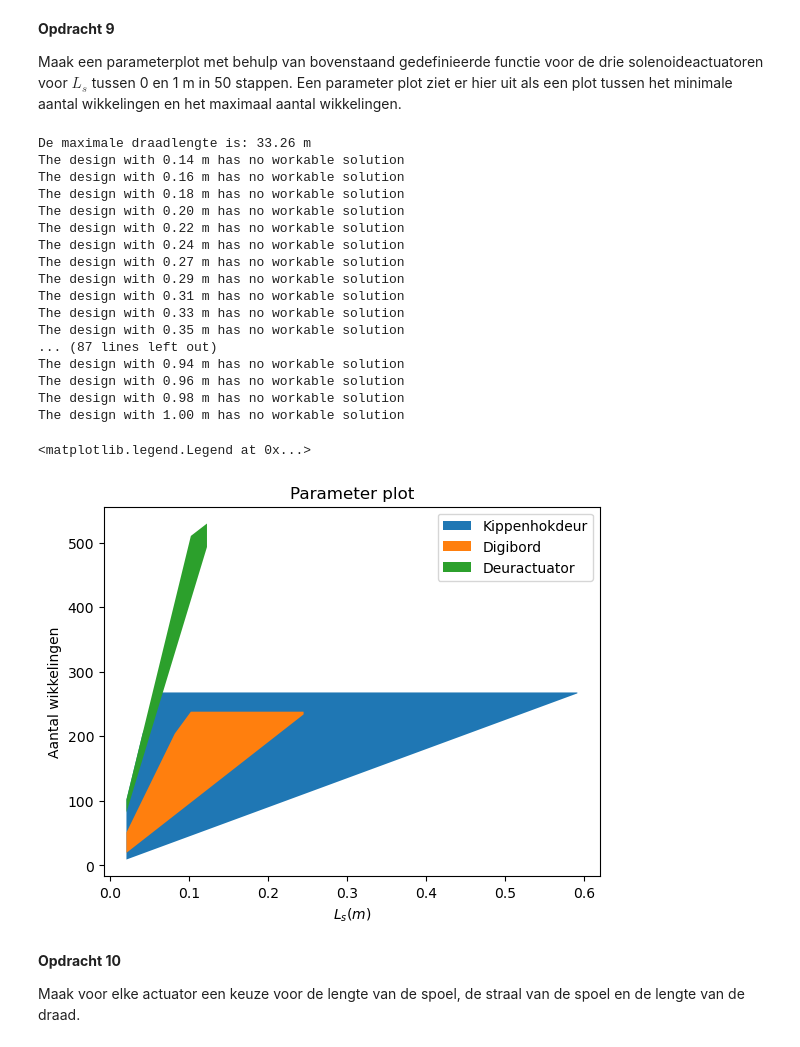
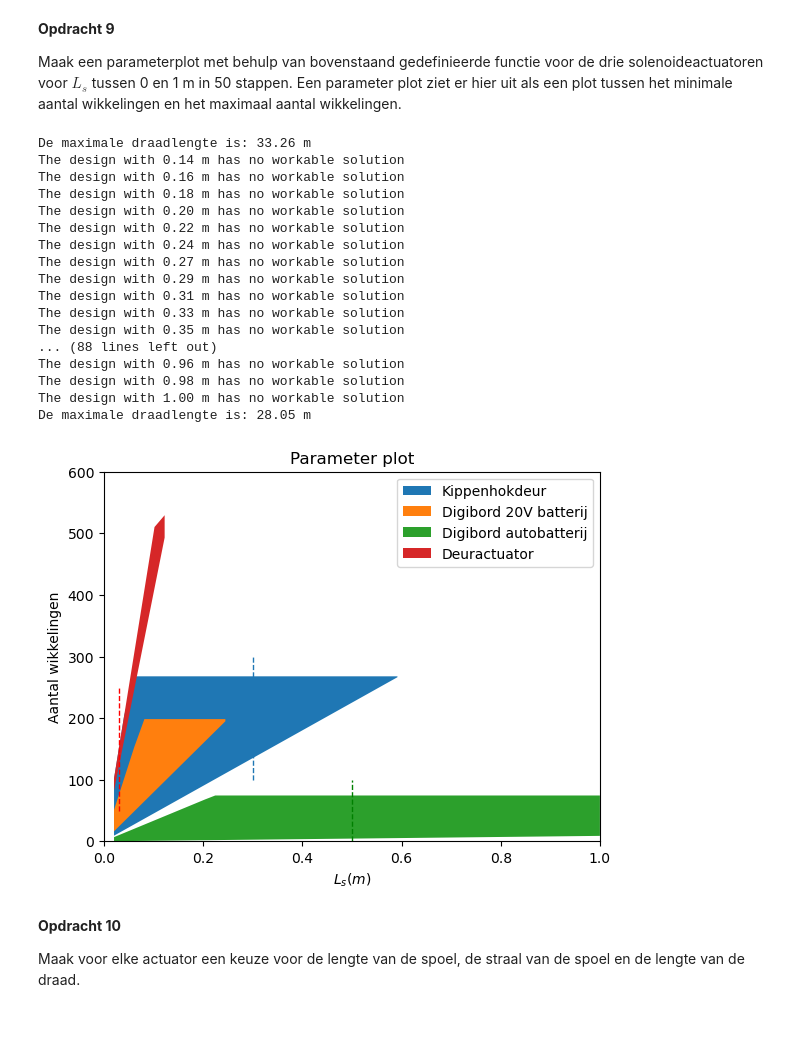
Before and after one commit to AnnetMoeleker/opdrachten-DEF-D, a Jupyter notebook: DigitaleOntwerpopdrachten/2KrachtactuatorOpdracht/2KrachtactuatorOpdracht/KrachtactuatorOpdracht.ipynb, the cells around one changed output. Drawn from its saved outputs; the diff is of its cells as text; code cells hidden in the pictures.

```diff
--- a/DigitaleOntwerpopdrachten/2KrachtactuatorOpdracht/2KrachtactuatorOpdracht/KrachtactuatorOpdracht.ipynb
+++ b/DigitaleOntwerpopdrachten/2KrachtactuatorOpdracht/2KrachtactuatorOpdracht/KrachtactuatorOpdracht.ipynb
@@ -131,23 +131,34 @@ def max_draadlengte(V,I,r_d,rho):
     return max_L
 
 #Deuractuator
+print('Deuractuator')
 r_d = 0.1*1e-3 #m
 V = 9 #V
 I = 0.500 #A
 rho = 1.68*1e-8 #als de draad om de spoel van koper is
 max_L_deur = max_draadlengte(V,I,r_d,rho)
 
-#Kippenhok
+#Kippenhokdeur
+print('Kippenhokdeur')
 r_d = 0.1*1e-3 #m
 V = 5 #V
 I = 0.040 #A
 rho = 1.68*1e-8 #als de draad om de spoel van koper is
 max_L_kip = max_draadlengte(V,I,r_d,rho)
 
-#Digibord
+#Digibord 20V batterij
+print('Digibord 20V')
 r_d = 0.2*1e-3 #m
 V = 20 #V
 I = 2 #A
 rho = 1.68*1e-8 #als de draad om de spoel van koper is
 max_L_bord = max_draadlengte(V,I,r_d,rho)
+
+#Digibord autobatterij
+print('Digibord autobatterij')
+r_d = 1.5*1e-3 #m
+V = 12 #V
+I = 180 #A
+rho = 1.68*1e-8 #als de draad om de spoel van koper is
+max_L_bord = max_draadlengte(V,I,r_d,rho)
 # %% [output]
@@ -265,7 +281,7 @@ mu_r = 50000 #metaal
 Ls_possible_kip,N_mins_kip,N_maxs_kip=min_max_wikkelingen(I, F, r_s, r_d, mu_r, max_L_kip)
 
 ##############################################################################################
-#Digibord
+#Digibord 20V
 ##############################################################################################
 r_d = 0.2*1e-3 #m
 V = 20 #V
@@ -274,44 +290,69 @@ rho = 1.68*1e-8 #als de draad om de spoel van koper is
 max_L_bord = max_draadlengte(V,I,r_d,rho)
 
 F = 900 #N
-r_s = 0.05 #m
+r_s = 0.06 #m
 mu_r = 50000 #metaal
 
 #functie gebruiken om de voor de mogelijke Ls waardes de N_min en N_max te bepalen
 Ls_possible_bord,N_mins_bord,N_maxs_bord=min_max_wikkelingen(I, F, r_s, r_d, mu_r, max_L_bord)
 
 ##############################################################################################
+#Digibord autobatterij
+##############################################################################################
+r_d = 1.5*1e-3 #m
+V = 12 #V
+I = 180 #A
+rho = 1.68*1e-8 #als de draad om de spoel van koper is
+max_L_bord_2 = max_draadlengte(V,I,r_d,rho)
+
+F = 900 #N
+r_s = 0.06 #m
+mu_r = 50000 #metaal
+
+#functie gebruiken om de voor de mogelijke Ls waardes de N_min en N_max te bepalen
+Ls_possible_bord2,N_mins_bord2,N_maxs_bord2=min_max_wikkelingen(I, F, r_s, r_d, mu_r, max_L_bord_2)
+
+##############################################################################################
 #Grafiek
 ##############################################################################################
 
 #de waardes die een uitkomst geven plotten
+plt.figure()
+
 plt.fill_between(Ls_possible_kip, N_mins_kip, N_maxs_kip,label='Kippenhokdeur')
-plt.fill_between(Ls_possible_bord, N_mins_bord, N_maxs_bord,label='Digibord')
+plt.fill_between(Ls_possible_bord, N_mins_bord, N_maxs_bord,label='Digibord 20V batterij')
+plt.fill_between(Ls_possible_bord2, N_mins_bord2, N_maxs_bord2,label='Digibord autobatterij')
 plt.fill_between(Ls_possible_deur, N_mins_deur, N_maxs_deur,label='Deuractuator')
+
 plt.title("Parameter plot")
+plt.xlim(0,1)
+plt.ylim(0,600)
 plt.xlabel("$L_s (m)$")
 plt.ylabel("Aantal wikkelingen")
 plt.legend()
+plt.vlines(0.03,50,250,colors='red', linestyles='dashed', lw=1) #Lengte eis van deuractuator
+plt.vlines(0.3,100,300,colors='tab:blue', linestyles='dashed', lw=1)  #Lengte eis van kippenhokdeur
+plt.vlines(0.5,0,100,colors='green', linestyles='dashed', lw=1) #Lengte eis van digibord
+plt.show()
 # %% [output]
 De maximale draadlengte is: 33.26 m
 The design with 0.14 m has no workable solution
 The design with 0.16 m has no workable solution
 The design with 0.18 m has no workable solution
 The design with 0.20 m has no workable solution
 The design with 0.22 m has no workable solution
 The design with 0.24 m has no workable solution
 The design with 0.27 m has no workable solution
 The design with 0.29 m has no workable solution
 The design with 0.31 m has no workable solution
 The design with 0.33 m has no workable solution
 The design with 0.35 m has no workable solution
-... (87 lines left out)
-The design with 0.94 m has no workable solution
+... (88 lines left out)
 The design with 0.96 m has no workable solution
 The design with 0.98 m has no workable solution
 The design with 1.00 m has no workable solution
+De maximale draadlengte is: 28.05 m
-<matplotlib.legend.Legend at 0x...>
-[figure, old version]
+[figure, new version]
 # %% [markdown]
 **Opdracht 10**
 
```
Also changed, not shown: parts of 4 cells of this notebook.
